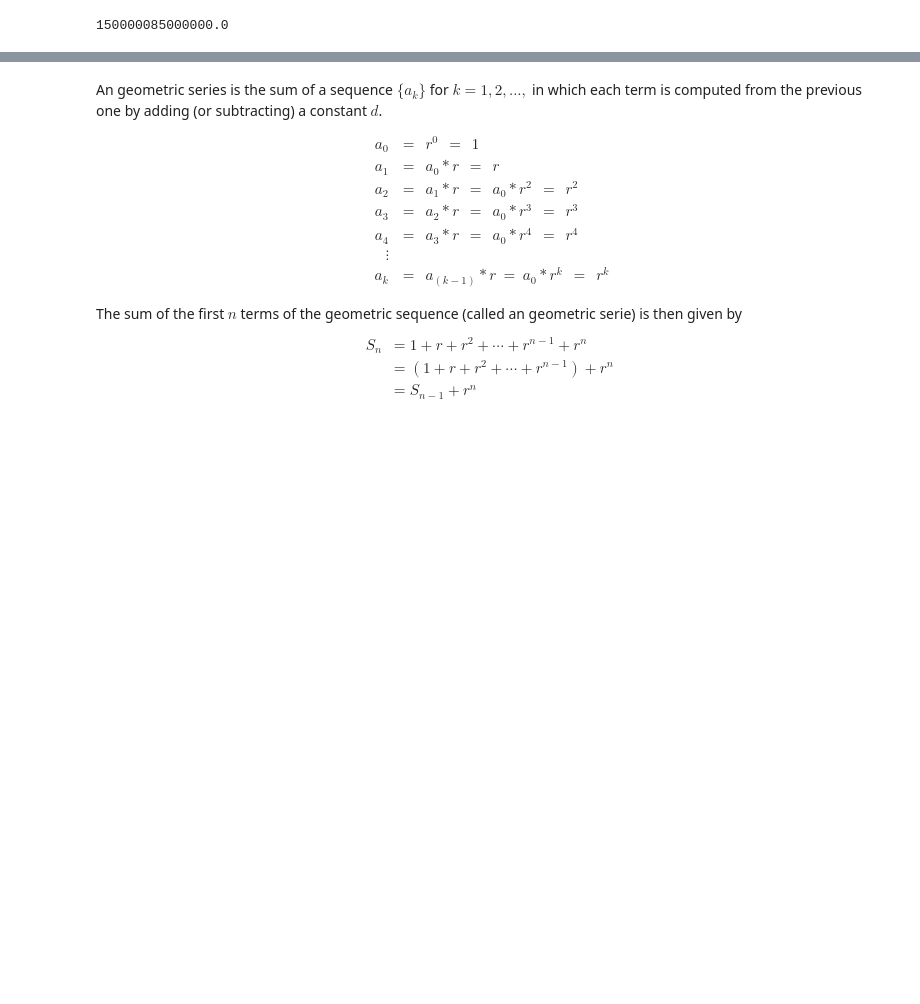
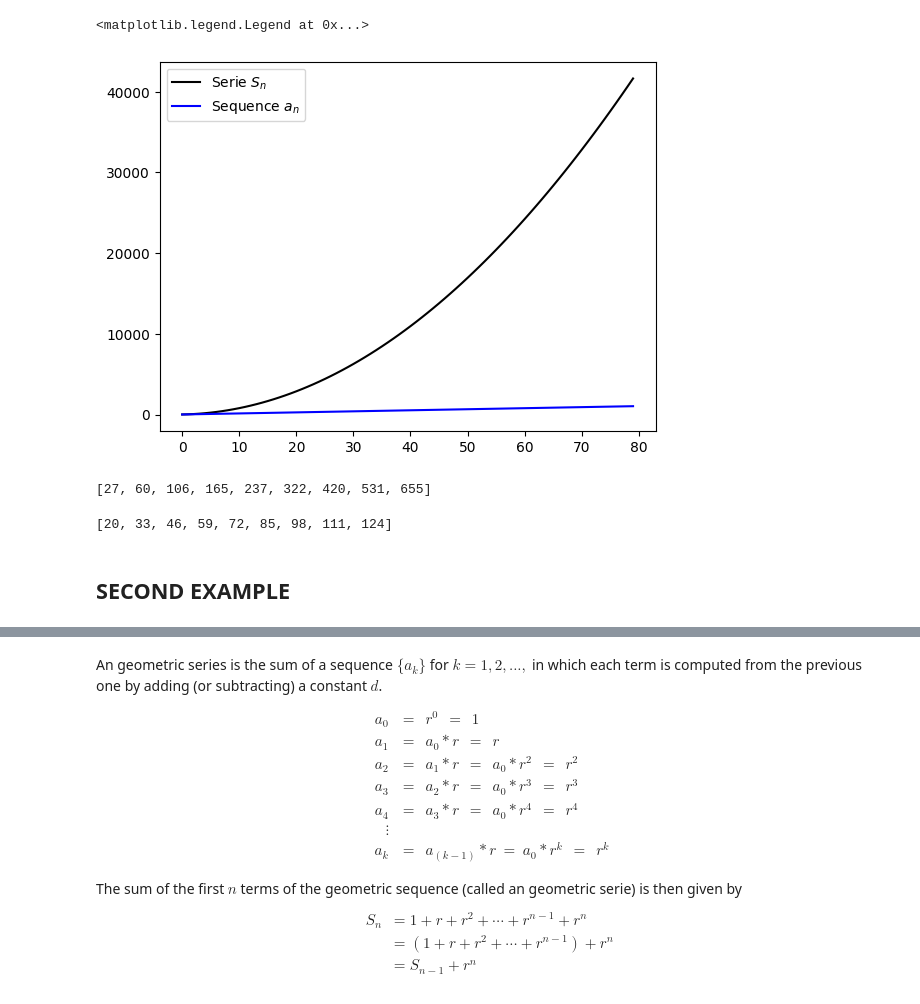
Before and after one commit to JuanLara18/AlgorithmsUN2023I, a Jupyter notebook: Lab5/jlaraGroup15ArithmeticSeriesGeometricSeriesPowerSums.ipynb, the cells around one changed output, grey strips where cells are left out. Cells and saved outputs as stored; diff of their text form; code cells hidden in the pictures; blank space fills up the shorter version.

```diff
--- a/Lab5/jlaraGroup15ArithmeticSeriesGeometricSeriesPowerSums.ipynb
+++ b/Lab5/jlaraGroup15ArithmeticSeriesGeometricSeriesPowerSums.ipynb
@@ -120,16 +14,13 @@ Plot
 # %%
 import matplotlib.pyplot as plt
-
-n = 15
+n = 80
+a = 7
+d = 13
 S_n = 0
-Serie_S_n=[]
-Sequence_a_n =[]
+Serie_S_n1=[]
+Sequence_a_n1 =[]
 for i in range(1,n+1):
-  S_n = S_n + i
-  Serie_S_n.append(S_n)
-  Sequence_a_n.append(i)
-
-
-plt.plot(Serie_S_n, color='black',label='Serie_S_n')
-plt.plot(Sequence_a_n, color='red',label='Sequence_a_n')
-plt.legend()
+  a_n = a + d * (i-1)
+  S_n = S_n + a_n
+  Serie_S_n1.append(S_n)
+  Sequence_a_n1.append(a_n)
@@ -188,4 +35,17 @@ n*(2*a +d*(n-1))/2
-# %%
-n*(a +a_n)/2
-# %% [output]
-150000085000000.0
+# %%
+plt.plot(Serie_S_n1, color='black',label=r'Serie $S_n$')
+plt.plot(Sequence_a_n1, color='blue',label=r'Sequence $a_n$')
+plt.legend()
+# %% [output]
+<matplotlib.legend.Legend at 0x...>
+[figure, added]
+# %%
+Serie_S_n1[1:10]
+# %% [output]
+[27, 60, 106, 165, 237, 322, 420, 531, 655]
+# %%
+Sequence_a_n1[1:10]
+# %% [output]
+[20, 33, 46, 59, 72, 85, 98, 111, 124]
+# %% [markdown]
+## **SECOND EXAMPLE**
```
Also changed, not shown: parts of 40 cells of this notebook.
